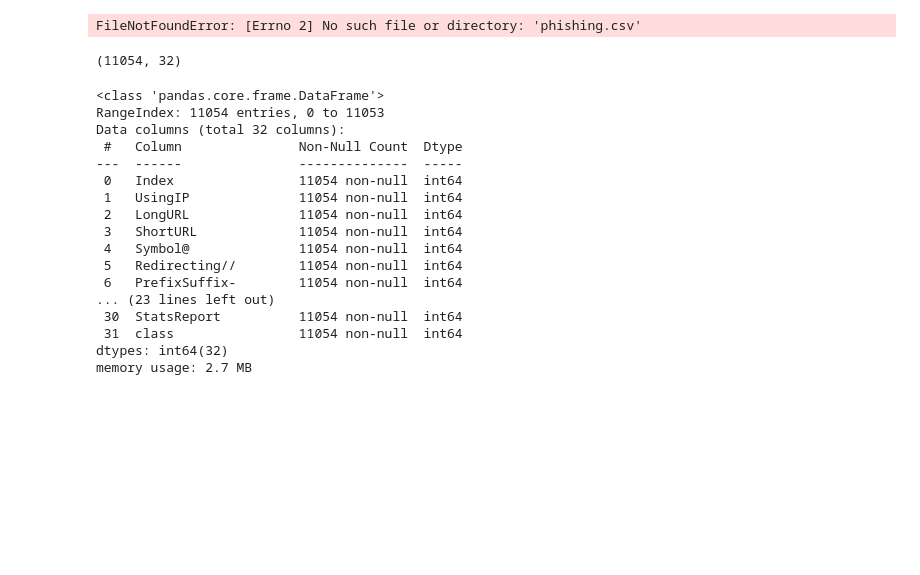
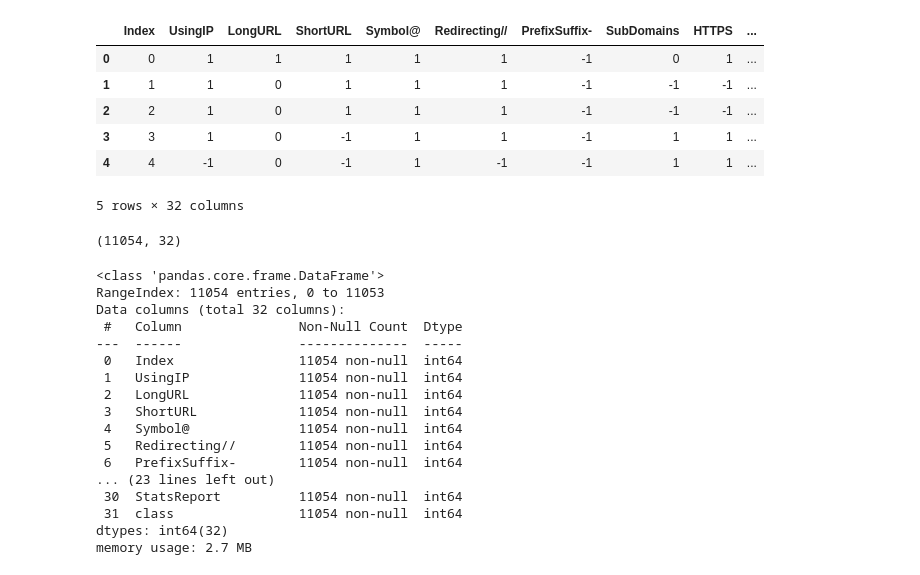
Before and after one commit to mokshidhad/Phishing-Detection-Based-on-URL-, a Jupyter notebook: mini v2.ipynb, the cells around one changed output. Saved outputs shown, nothing was run; the diff lists cells and outputs as text; code cells hidden in the pictures; blank space fills up the shorter version.

```diff
--- a/mini v2.ipynb
+++ b/mini v2.ipynb
@@ -23,10 +23,16 @@ from sklearn.ensemble import VotingClassifier
 
 sns.set_style("whitegrid")
 # %%
-df = pd.read_csv("phishing.csv")
+df = pd.read_csv(r"d:\Mini Project\Project phishing\Phishing-Detection-Based-on-URL-\phishing.csv")
 df.head()
 # %% [output]
+|  | Index | UsingIP | LongURL | ShortURL | Symbol@ | Redirecting// | PrefixSuffix- | SubDomains | HTTPS | ... |
+| 0 | 0 | 1 | 1 | 1 | 1 | 1 | -1 | 0 | 1 | ... |
+| 1 | 1 | 1 | 0 | 1 | 1 | 1 | -1 | -1 | -1 | ... |
+| 2 | 2 | 1 | 0 | 1 | 1 | 1 | -1 | -1 | -1 | ... |
+| 3 | 3 | 1 | 0 | -1 | 1 | 1 | -1 | 1 | 1 | ... |
+| 4 | 4 | -1 | 0 | -1 | 1 | -1 | -1 | 1 | 1 | ... |
-FileNotFoundError: [Errno 2] No such file or directory: 'phishing.csv'
+5 rows × 32 columns
 # %%
 df.shape
 # %% [output]
```
Also changed, not shown: parts of 3 cells of this notebook.
